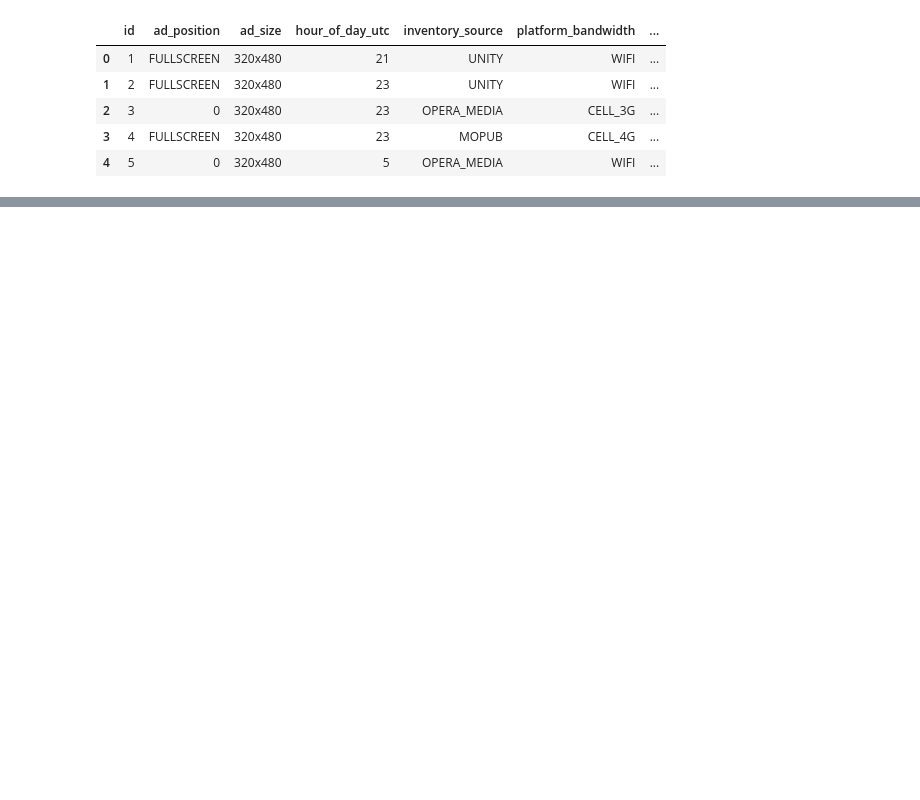
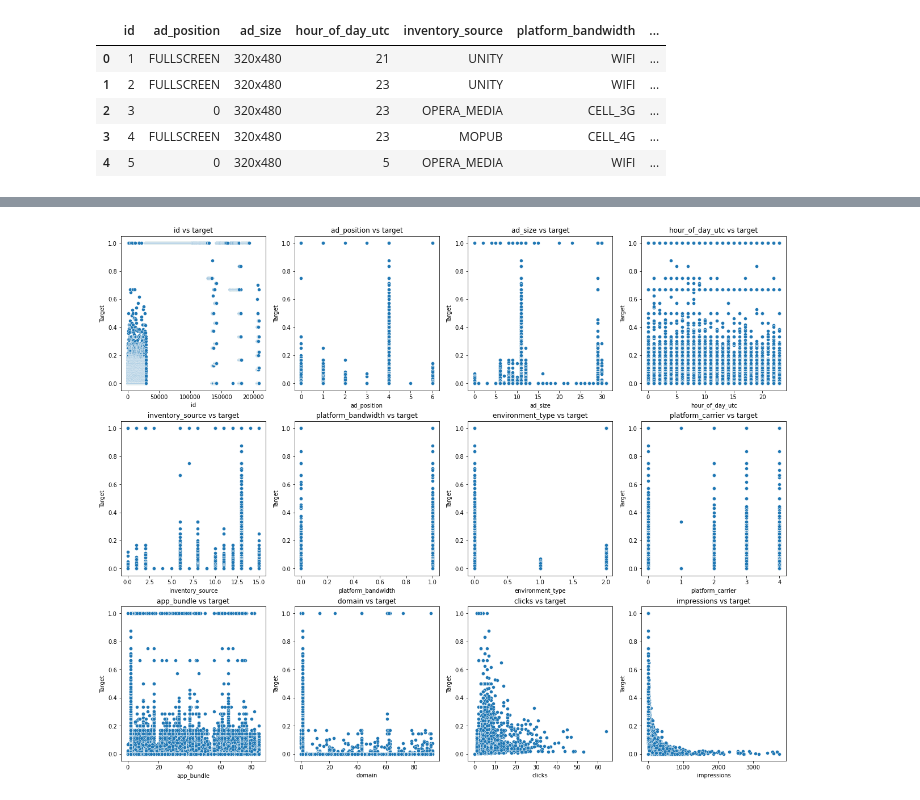
Before and after one commit to stefymojica/Boston_ML, a Jupyter notebook: marketing_digital.ipynb, the cells around one changed output, grey strips where cells are left out. Cells and saved outputs as stored; diff of their text form; code cells hidden in the pictures; blank space fills up the shorter version.

```diff
--- a/marketing_digital.ipynb
+++ b/marketing_digital.ipynb
@@ -28,0 +319,23 @@ XY.head()
+# %%
+def relaciones_vs_target(X, Y, return_type='axes'):
+    '''
+    Función que representa gráficos de dispersión de las variables
+    en X en función a la variable Y
+    '''
+    fig_tot = (len(X.columns))
+    fig_por_fila = 4.
+    tamanio_fig = 4.
+    num_filas = int( np.ceil(fig_tot/fig_por_fila) )
+    plt.figure( figsize=( fig_por_fila*tamanio_fig+5, num_filas*tamanio_fig+5 ) )
+    c = 0
+    for i, col in enumerate(X.columns):
+        plt.subplot(num_filas, fig_por_fila, i+1)
+        sns.scatterplot(x=X[col], y=Y)
+        plt.title( '%s vs %s' % (col, 'target') )
+        plt.ylabel('Target')
+        plt.xlabel(col)
+    plt.show()
+# %%
+relaciones_vs_target(X,Y)
+# %% [output]
+[figure, added]
```
Also changed, not shown: parts of 57 cells of this notebook.
